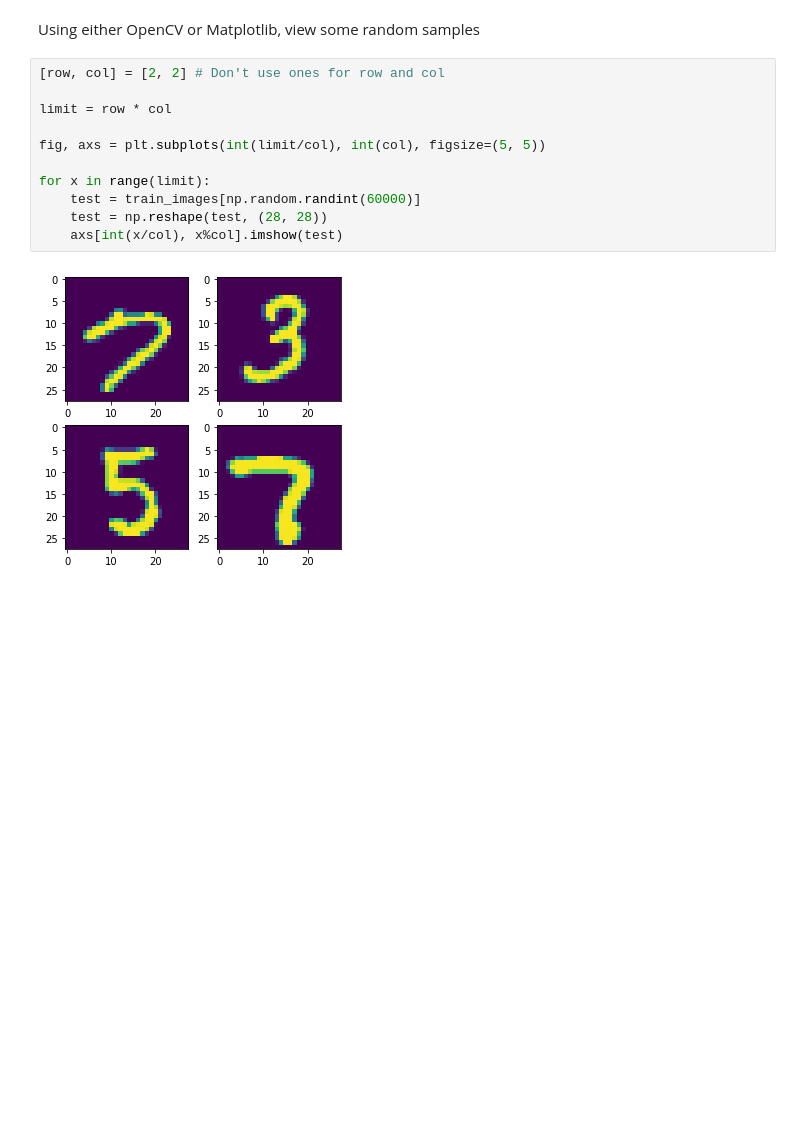
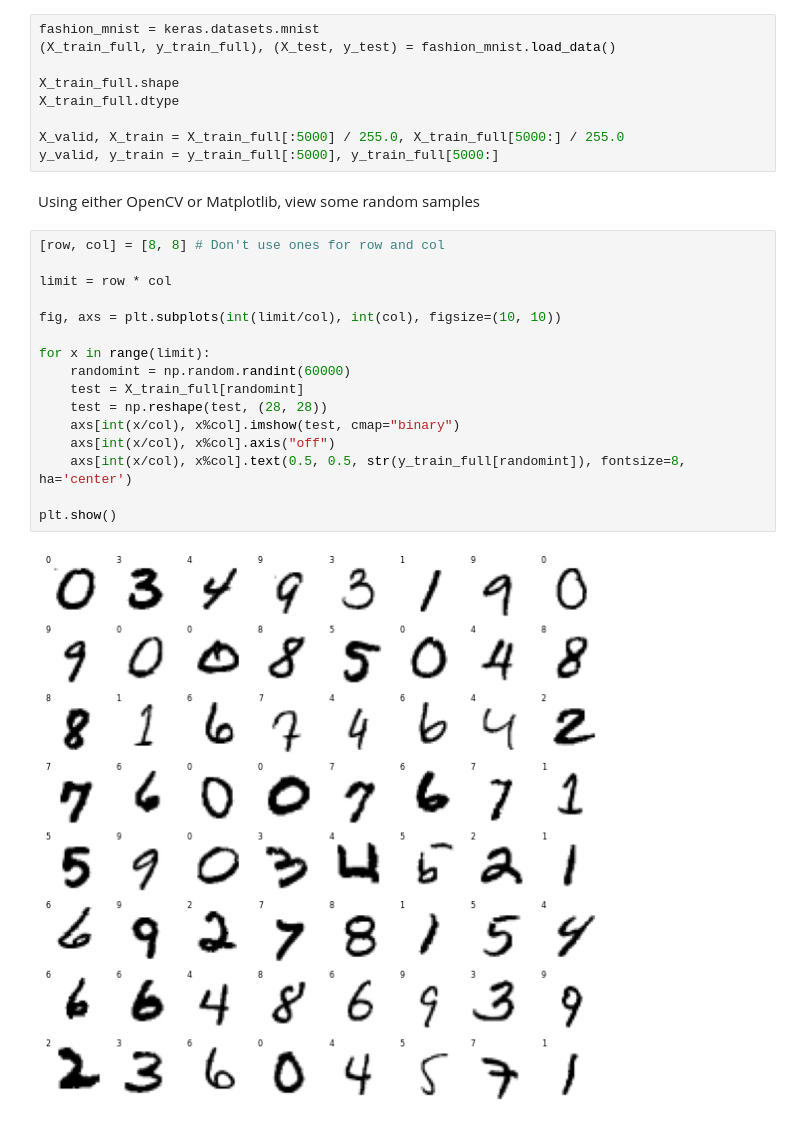
Before and after one commit to ogzugru/CNN-Start-Project, a Jupyter notebook: first.ipynb, the cells around one changed output. Cells and saved outputs as stored; diff of their text form; blank space fills up the shorter version.

```diff
--- a/first.ipynb
+++ b/first.ipynb
@@ -15,15 +16,29 @@ train_images = train_images.astype('float32') / 255
+# %%
+fashion_mnist = keras.datasets.mnist
+(X_train_full, y_train_full), (X_test, y_test) = fashion_mnist.load_data()
+
+X_train_full.shape
+X_train_full.dtype
+
+X_valid, X_train = X_train_full[:5000] / 255.0, X_train_full[5000:] / 255.0
+y_valid, y_train = y_train_full[:5000], y_train_full[5000:]
 # %% [markdown]
 Using either OpenCV or Matplotlib, view some random samples
 # %%
-[row, col] = [2, 2] # Don't use ones for row and col
+[row, col] = [8, 8] # Don't use ones for row and col
 
 limit = row * col
 
-fig, axs = plt.subplots(int(limit/col), int(col), figsize=(5, 5))
+fig, axs = plt.subplots(int(limit/col), int(col), figsize=(10, 10))
 
 for x in range(limit):
-    test = train_images[np.random.randint(60000)]
+    randomint = np.random.randint(60000)
+    test = X_train_full[randomint]
     test = np.reshape(test, (28, 28))
-    axs[int(x/col), x%col].imshow(test)
+    axs[int(x/col), x%col].imshow(test, cmap="binary")
+    axs[int(x/col), x%col].axis("off")
+    axs[int(x/col), x%col].text(0.5, 0.5, str(y_train_full[randomint]), fontsize=8, ha='center')
+
+plt.show()
 # %% [output]
-[figure, old version]
+[figure, new version]
```
Also changed, not shown: parts of 2 cells of this notebook.
